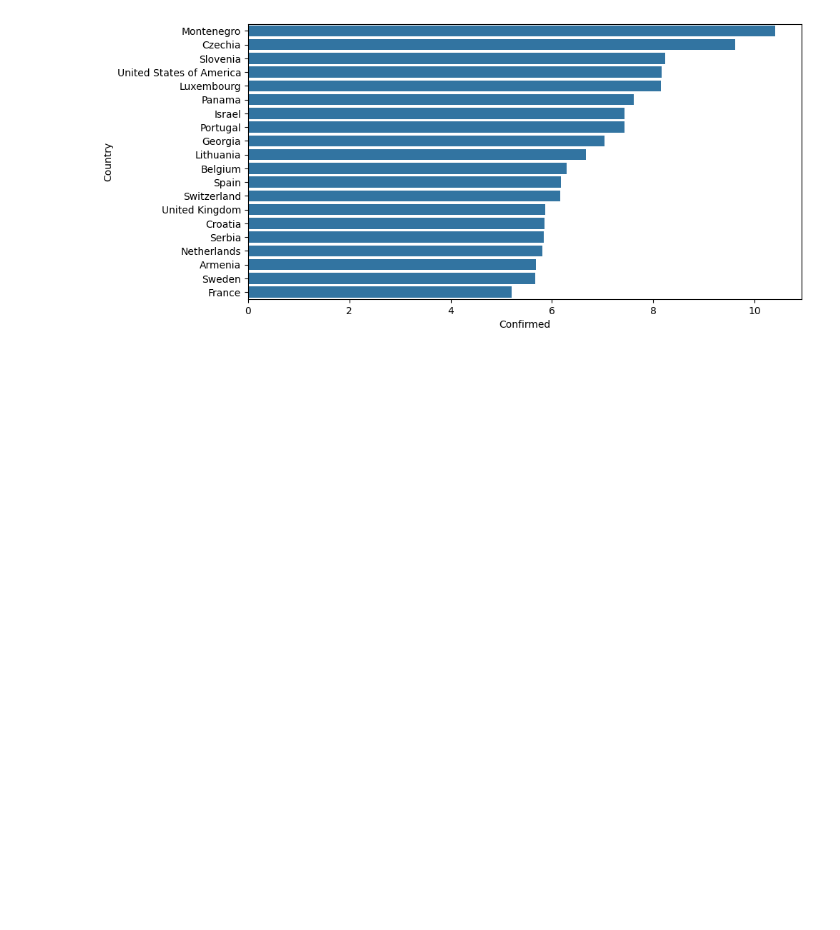
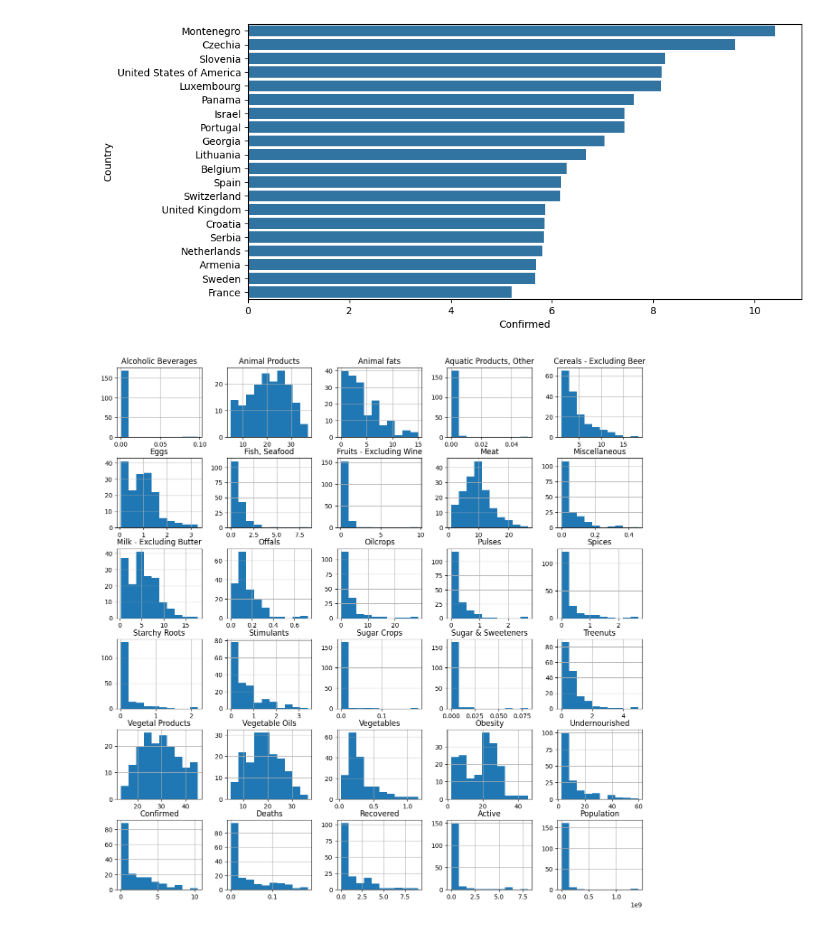
Before and after one commit to BabyKangaroo117/Food_Effect_Covid, a Jupyter notebook: model.ipynb, the cells around one changed output. Cells and saved outputs as stored; diff of their text form; code cells hidden in the pictures; blank space fills up the shorter version.

Commit message:
Added a few graphs and a linear regression model

```diff
--- a/model.ipynb
+++ b/model.ipynb
@@ -64,3 +63,8 @@ A value is trying to be set on a copy of a slice from a DataFrame
 See the caveats in the documentation: https://pandas.pydata.org/pandas-docs/stable/user_guide/indexing.html#returning-a-view-versus-a-copy
   df.sort_values(by='Confirmed', ascending=False, inplace=True)
 [figure]
+# %%
+# Distribution of fat features
+fat.hist(figsize=(15, 15));
+# %% [output]
+[figure, added]
```
Also changed, not shown: parts of 14 cells of this notebook.
